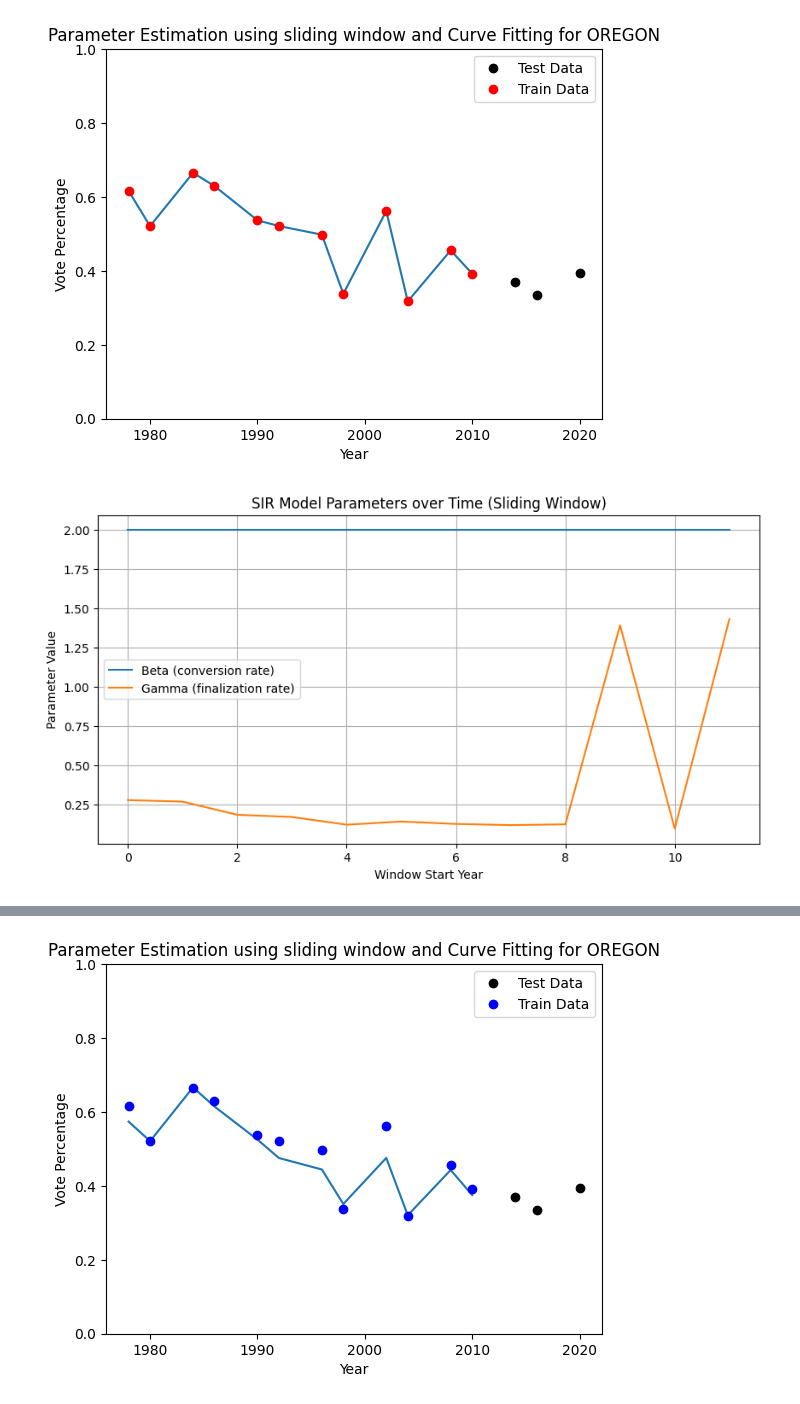
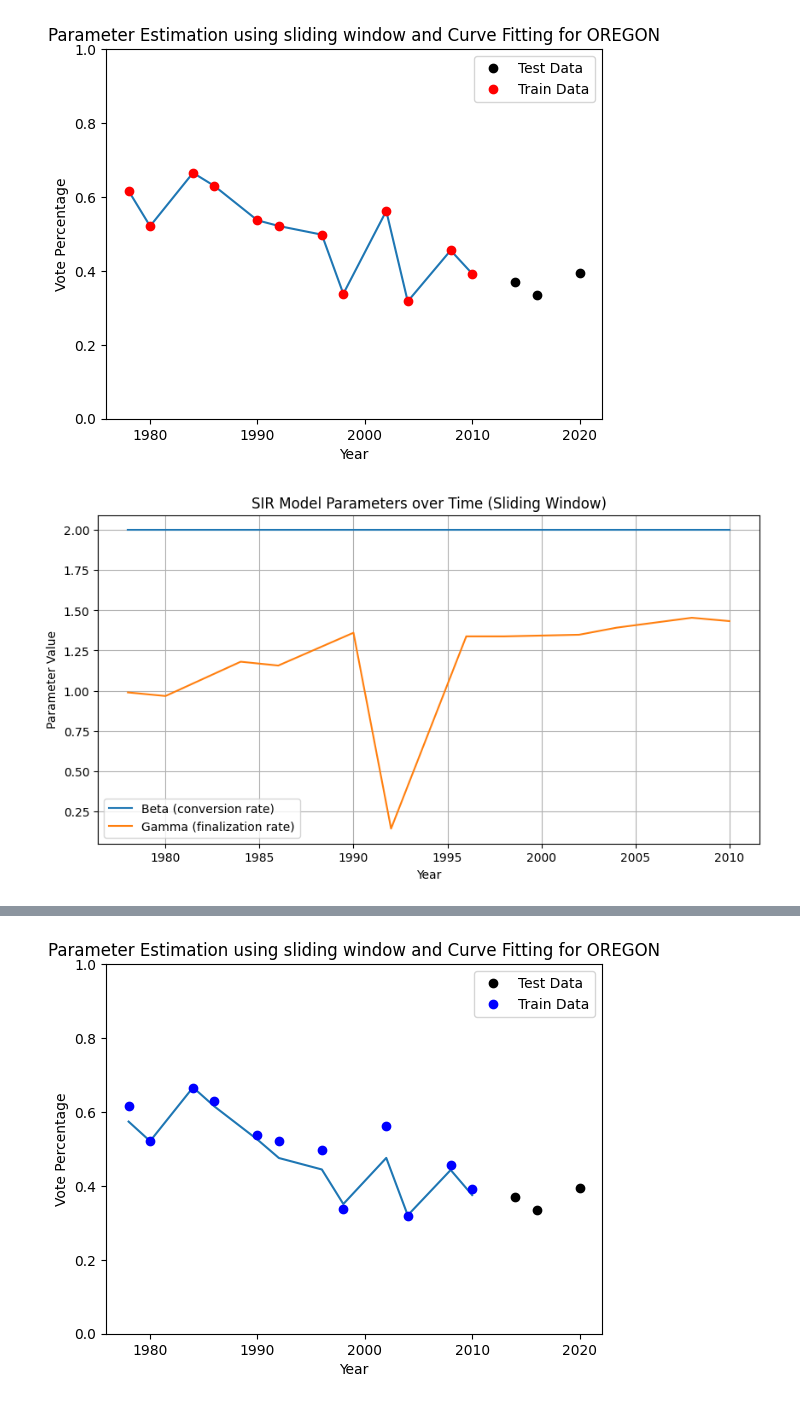
Before and after one commit to alanroyce20102003/bt5240, a Jupyter notebook: main.ipynb, the cells around one changed output, grey strips where cells are left out. Saved outputs shown, nothing was run; the diff lists cells and outputs as text; code cells hidden in the pictures.

```diff
--- a/main.ipynb
+++ b/main.ipynb
@@ -351,7 +351,7 @@ for i in range(len(year)-M+1):
     S0 = 1 - I0
     R0 = 0
     params, covariance = curve_fit(fit_sir_model, year[i:i+M], vote_percentage[i:i+M], p0=[0.1, 0.1, S0, I0, R0], bounds=(0, [1, 1, 1, 1, 1]))
-    initial_params = [0.5, 0.5]
+    initial_params = [0.1, 0.1]
     res = minimize(loss, initial_params, args=(year[i:i+M], vote_percentage[i:i+M]), bounds=[(0, 2), (0, 2)])
     beta, gamma = res.x
     results.append({
@@ -417,13 +417,13 @@ plt.show()
 [figure]
 # %%
 plt.figure(figsize=(10,5))
-plt.plot(result_df['start_year'], result_df['beta'], label='Beta (conversion rate)')
-plt.plot(result_df['start_year'], result_df['gamma'], label='Gamma (finalization rate)')
-plt.xlabel('Window Start Year')
+plt.plot(year[:len(year)-M+1], result_df['beta'], label='Beta (conversion rate)')
+plt.plot(year[:len(year)-M+1], result_df['gamma'], label='Gamma (finalization rate)')
+plt.xlabel('Year')
 plt.ylabel('Parameter Value')
 plt.title('SIR Model Parameters over Time (Sliding Window)')
 plt.legend()
 plt.grid(True)
 plt.show()
 # %% [output]
-[figure, old version]
+[figure, new version]
```
Also changed, not shown: parts of 9 cells of this notebook.
